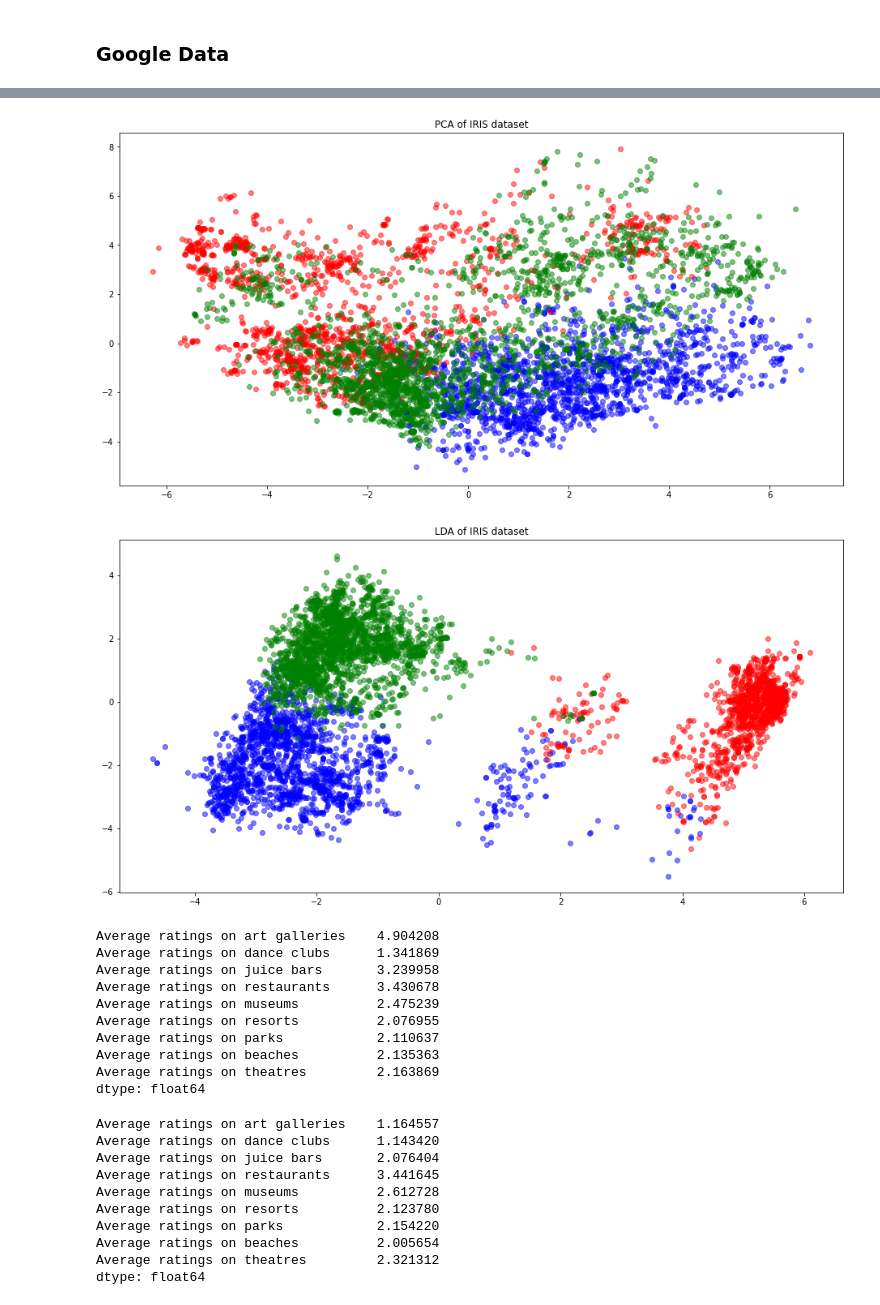
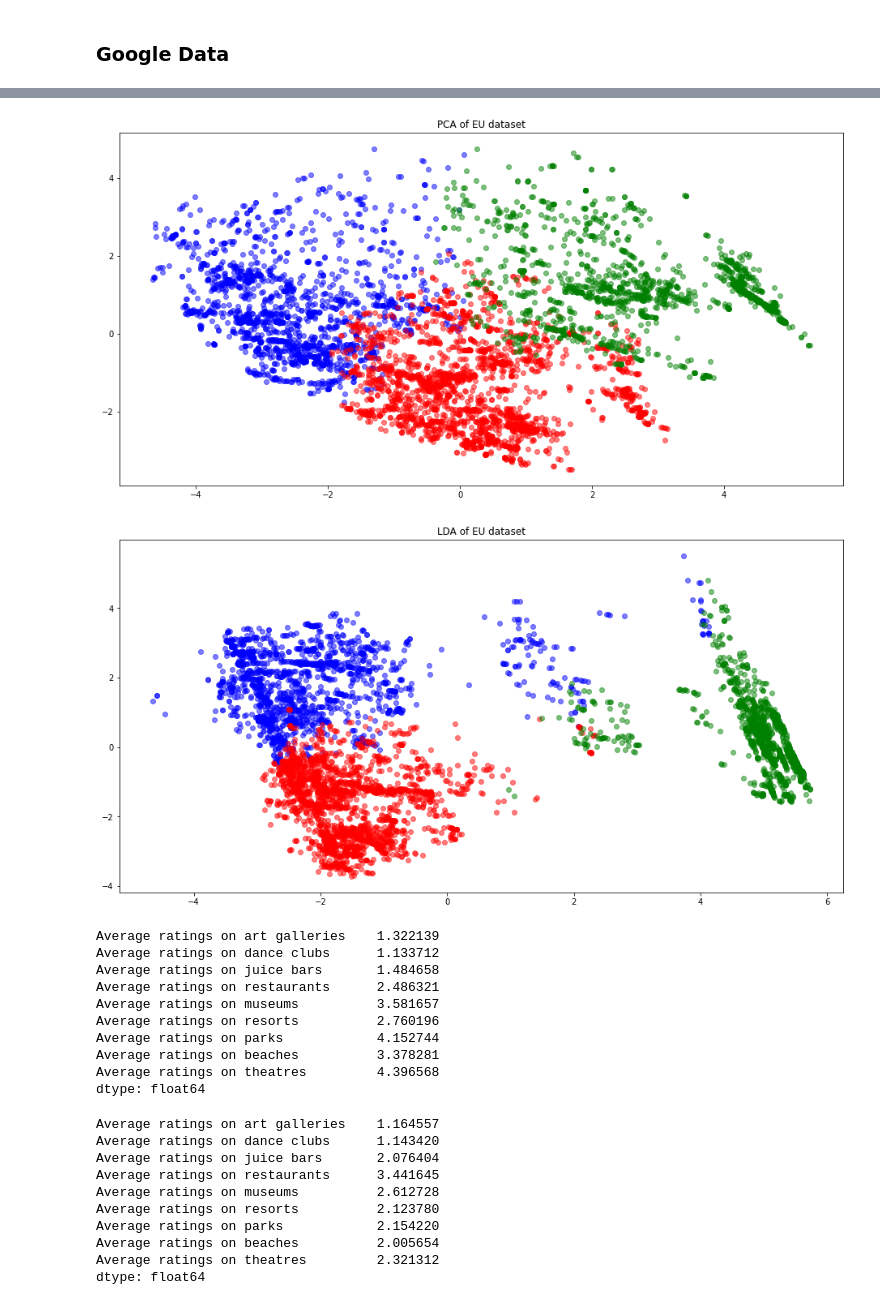
Before and after one commit to vasanth16/relishTravel, a Jupyter notebook: Analyzing Travel Preferences.ipynb, the cells around one changed output, grey strips where cells are left out. Drawn from its saved outputs; the diff is of its cells as text; code cells hidden in the pictures.

```diff
--- a/Analyzing Travel Preferences.ipynb
+++ b/Analyzing Travel Preferences.ipynb
@@ -381,42 +381,42 @@ kmeans.fit(new)
 clusterNames = kmeans.labels_
 
 
-X = googleData
+X = new
 y = clusterNames
 target_names = [0,1,2]
 
 pca = PCA(n_components=2)
 X_r = pca.fit(X).transform(X)
 
 lda = LinearDiscriminantAnalysis(n_components=2)
 X_r2 = lda.fit(X, y).transform(X)
 
 # # Percentage of variance explained for each components
 # print('explained variance ratio (first two components): %s'
 #       % str(pca.explained_variance_ratio_))
 
 plt.figure(figsize=(16,8))
 
 colors = ['blue', 'red', 'green','orange']
 
 for color, i, target_name in zip(colors, range(0,4), target_names):
     plt.scatter(X_r[y == i, 0], X_r[y == i, 1], color=color, alpha=.5,
                 label=target_name)
-#plt.legend(loc='best', scatterpoints=1)
-plt.title('PCA of IRIS dataset')
+
+plt.title('PCA of EU dataset')
 plt.figure(figsize=(16,8))
 
 
 for color, i, target_name in zip(colors, range(0,4), target_names):
     plt.scatter(X_r2[y == i, 0], X_r2[y == i, 1], alpha=.5, color=color,
                 label=target_name)
 #plt.legend(loc='best', shadow=False, scatterpoints=1)
-plt.title('LDA of IRIS dataset')
+plt.title('LDA of EU dataset')
 
 plt.show()
 # %% [output]
-[figure, old version]
+[figure, new version]
-[figure, old version]
+[figure, new version]
 # %%
 people = list(clusterNames)
 
@@ -432,16 +432,16 @@ for i in range(len(people)):
     else:
         two.append(i)
 # %%
-new.iloc[zero].mean()
+new.iloc[zero].mean() # Blue cluster
 # %% [output]
-Average ratings on art galleries    4.904208
-Average ratings on dance clubs      1.341869
-Average ratings on juice bars       3.239958
-Average ratings on restaurants      3.430678
-Average ratings on museums          2.475239
-Average ratings on resorts          2.076955
-Average ratings on parks            2.110637
-Average ratings on beaches          2.135363
-Average ratings on theatres         2.163869
+Average ratings on art galleries    1.322139
+Average ratings on dance clubs      1.133712
+Average ratings on juice bars       1.484658
+Average ratings on restaurants      2.486321
+Average ratings on museums          3.581657
+Average ratings on resorts          2.760196
+Average ratings on parks            4.152744
+Average ratings on beaches          3.378281
+Average ratings on theatres         4.396568
 dtype: float64
 # %%
```
Also changed, not shown: parts of 9 cells of this notebook.
